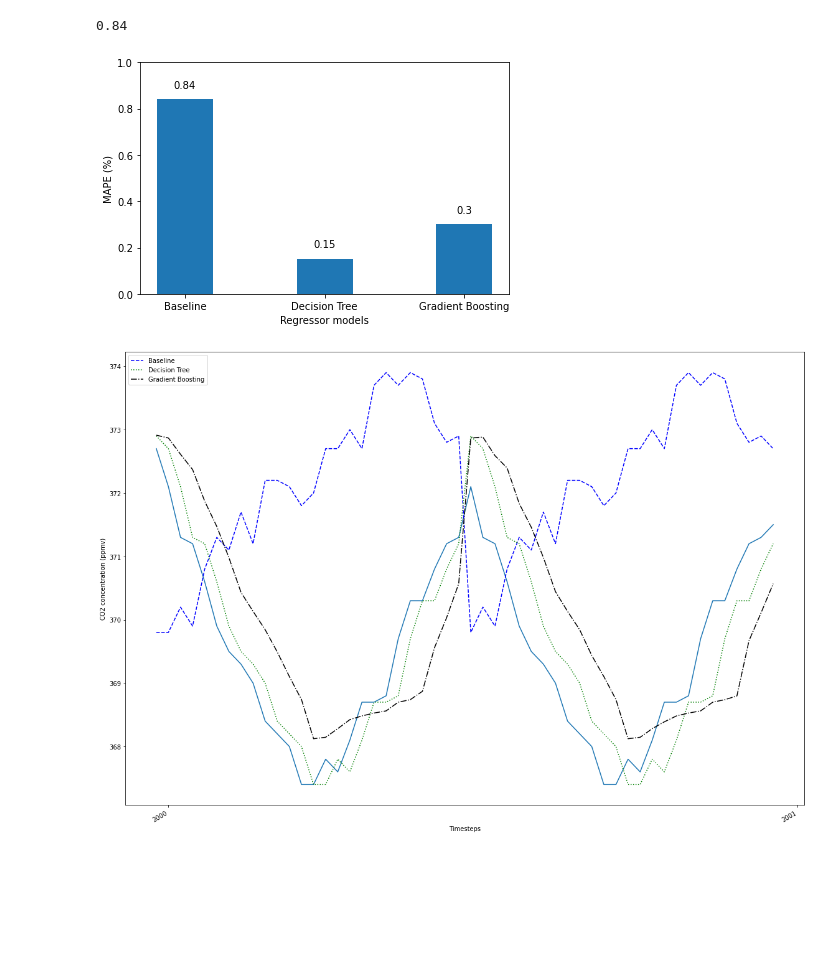
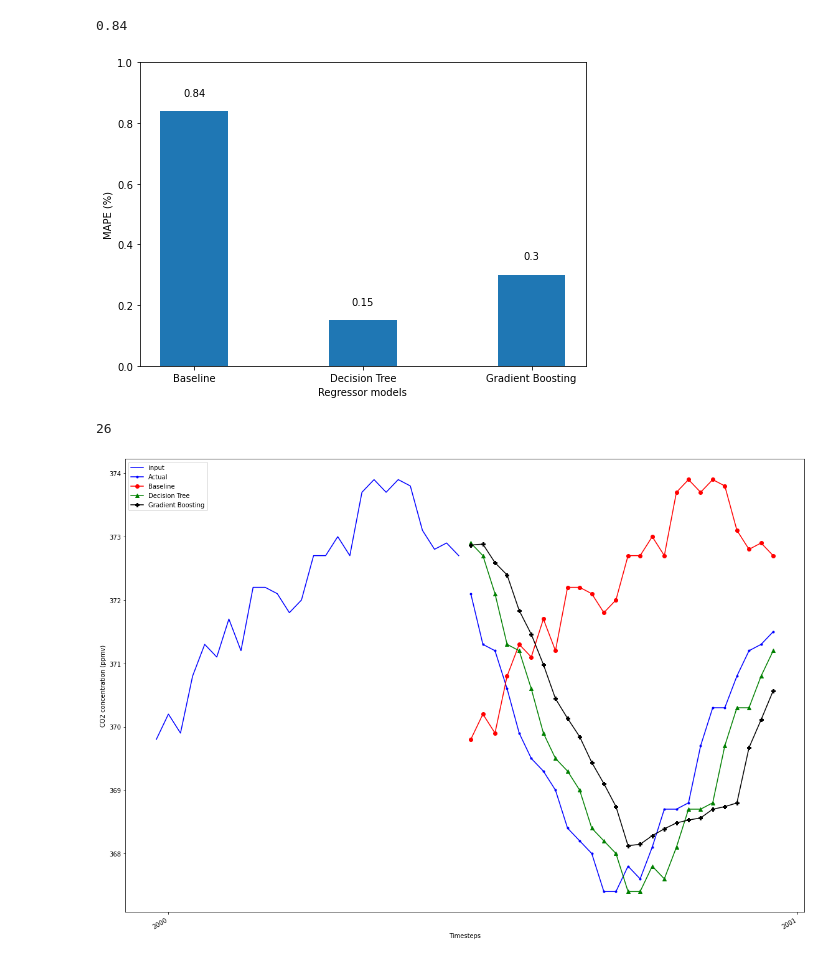
Before and after one commit to marcopeix/datasciencewithmarco, a Jupyter notebook: sklearn_time_series.ipynb, the cells around one changed output. Cells and saved outputs as stored; diff of their text form; code cells hidden in the pictures; blank space fills up the shorter version.

```diff
--- a/sklearn_time_series.ipynb
+++ b/sklearn_time_series.ipynb
@@ -383,29 +383,34 @@ mape_baseline
 # %% [output]
 0.84
 # %%
-fig, ax = plt.subplots()
+fig, ax = plt.subplots(figsize=(7, 5))
 
 x = ['Baseline', 'Decision Tree', 'Gradient Boosting']
 y = [mape_baseline, mape_dt_seq, mape_gbr_seq]
 
 ax.bar(x, y, width=0.4)
 ax.set_xlabel('Regressor models')
 ax.set_ylabel('MAPE (%)')
 ax.set_ylim(0, 1)
 
 for index, value in enumerate(y):
     plt.text(x=index, y=value + 0.05, s=str(value), ha='center')
 
 plt.tight_layout()
 # %% [output]
-[figure, old version]
+[figure, new version]
+# %%
+len(dt_seq_preds[1])
+# %% [output]
+26
 # %%
 fig, ax = plt.subplots(figsize=(16, 11))
 
-ax.plot(np.arange(0, 52, 1), y_test.reshape(1, -1)[0])
-ax.plot(np.arange(0, 52, 1), X_test.reshape(1, -1)[0], 'b--', label='Baseline')
-ax.plot(np.arange(0, 52, 1), dt_seq_preds.reshape(1, -1)[0], 'g:', label='Decision Tree')
-ax.plot(np.arange(0, 52, 1), gbr_seq_preds.reshape(1, -1)[0], 'k-.', label='Gradient Boosting')
+ax.plot(np.arange(0, 26, 1), X_test[1], 'b-', label='input')
+ax.plot(np.arange(26, 52, 1), y_test[1], marker='.', color='blue', label='Actual')
+ax.plot(np.arange(26, 52, 1), X_test[1], marker='o', color='red', label='Baseline')
+ax.plot(np.arange(26, 52, 1), dt_seq_preds[1], marker='^', color='green', label='Decision Tree')
+ax.plot(np.arange(26, 52, 1), gbr_seq_preds[1], marker='P', color='black', label='Gradient Boosting')
 
 ax.set_xlabel('Timesteps')
 ax.set_ylabel('CO2 concentration (ppmv)')
@@ -416,4 +421,4 @@ plt.legend(loc=2)
 fig.autofmt_xdate()
 plt.tight_layout()
 # %% [output]
-[figure, old version]
+[figure, new version]
```
Also changed, not shown: parts of 2 cells of this notebook.
